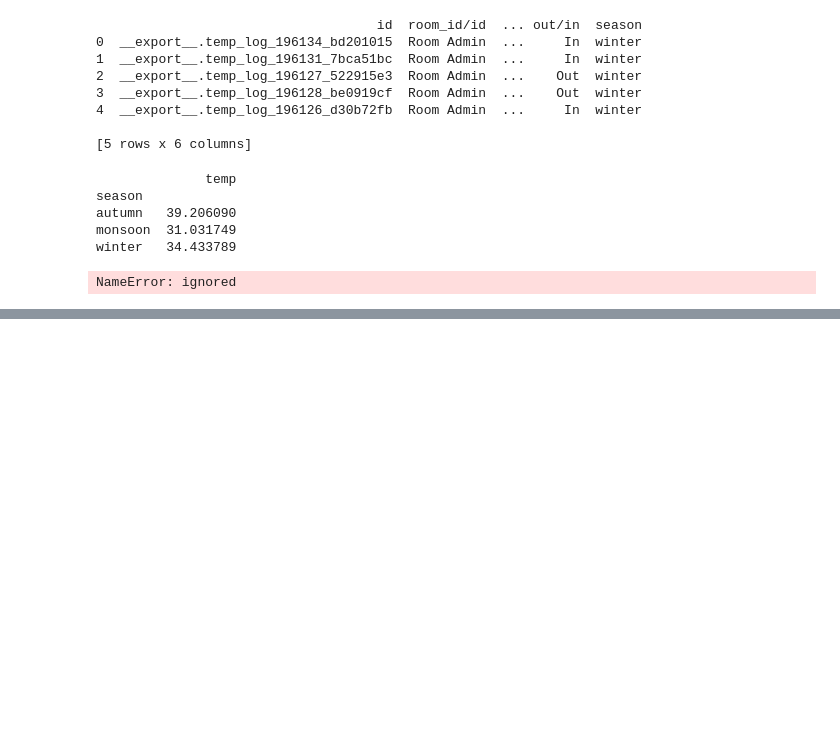
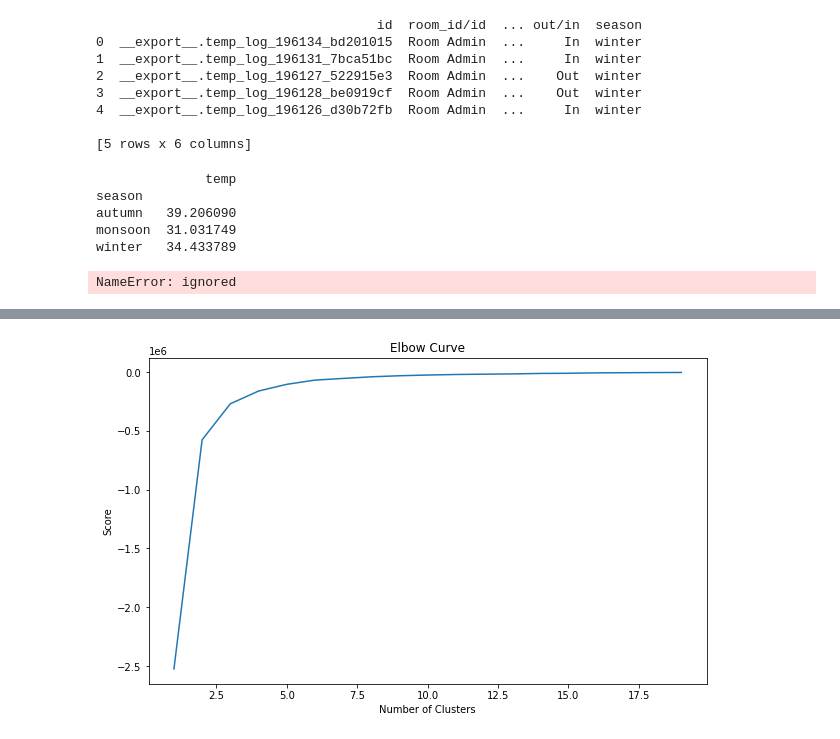
Before and after one commit to avritiagni/data_exploration_seasonal_analysis, a Jupyter notebook: seasonal_analysis.ipynb, the cells around one changed output, grey strips where cells are left out. Cells and saved outputs as stored; diff of their text form; code cells hidden in the pictures; blank space fills up the shorter version.

```diff
--- a/seasonal_analysis.ipynb
+++ b/seasonal_analysis.ipynb
@@ -88,0 +189,17 @@ NameError: ignored
+# %%
+from sklearn.cluster import KMeans
+import matplotlib.pyplot as plt
+df = df.groupby('out/in').get_group('Out')
+data = df[['temp']]
+n_cluster = range(1, 20)
+kmeans = [KMeans(n_clusters=i).fit(data) for i in n_cluster]
+scores = [kmeans[i].score(data) for i in range(len(kmeans))]
+
+fig, ax = plt.subplots(figsize=(10,6))
+ax.plot(n_cluster, scores)
+plt.xlabel('Number of Clusters')
+plt.ylabel('Score')
+plt.title('Elbow Curve')
+plt.show();
+# %% [output]
+[figure, added]
```
Also changed, not shown: parts of 15 cells of this notebook.
